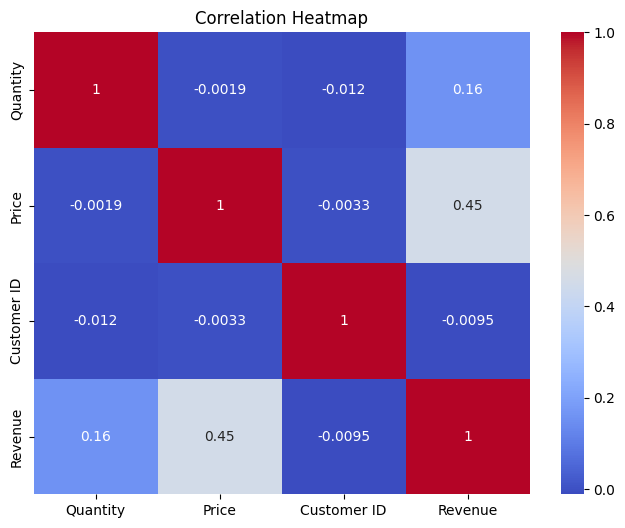
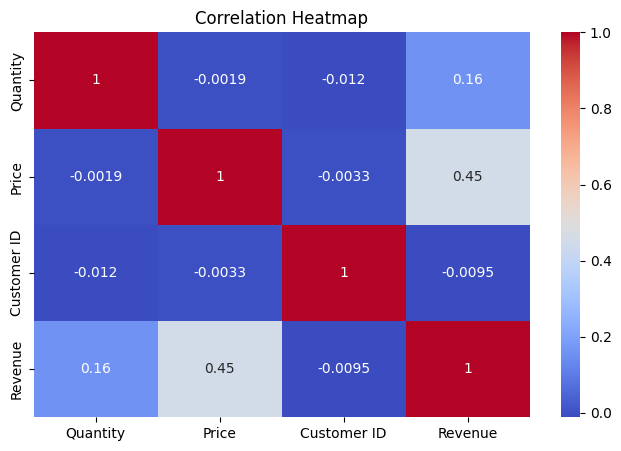
The notebook cell's code change between the first figure and the second:
--- before
+++ after
@@ -1,5 +1,5 @@
 numeric = df.select_dtypes(include=np.number)
 
-plt.figure(figsize=(8,6))
+plt.figure(figsize=(8,5))
 
 sns.heatmap(

Commit: first commit